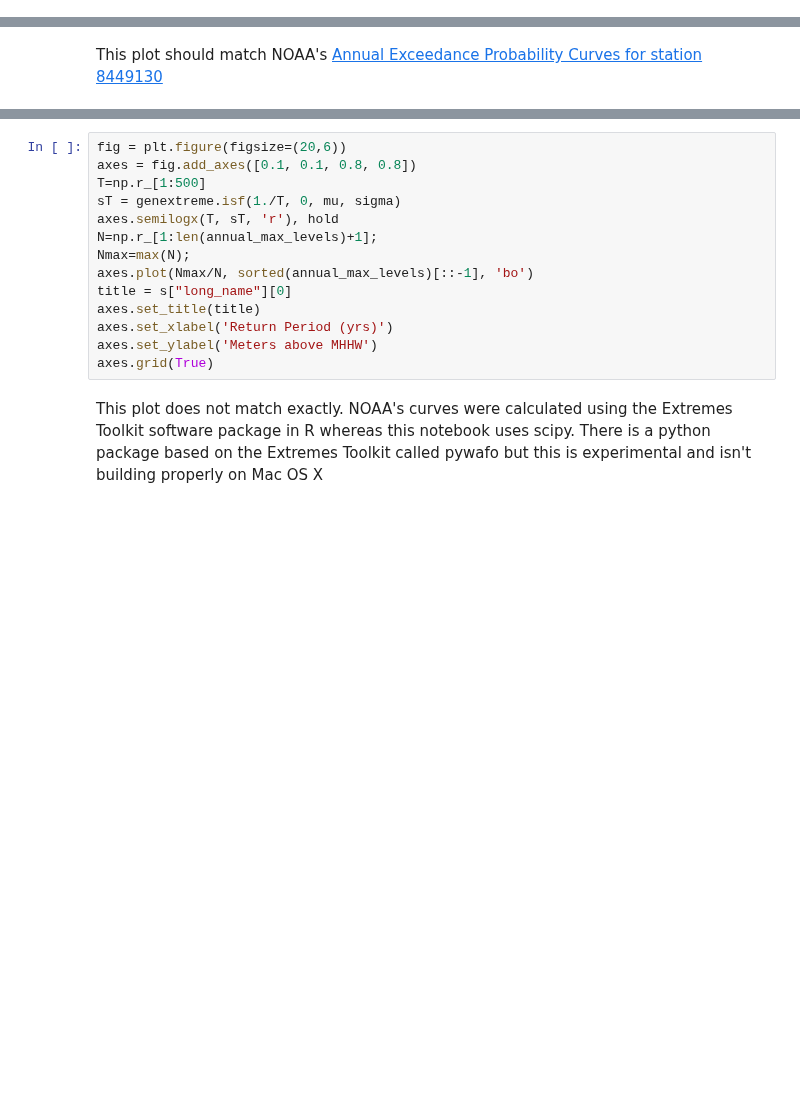
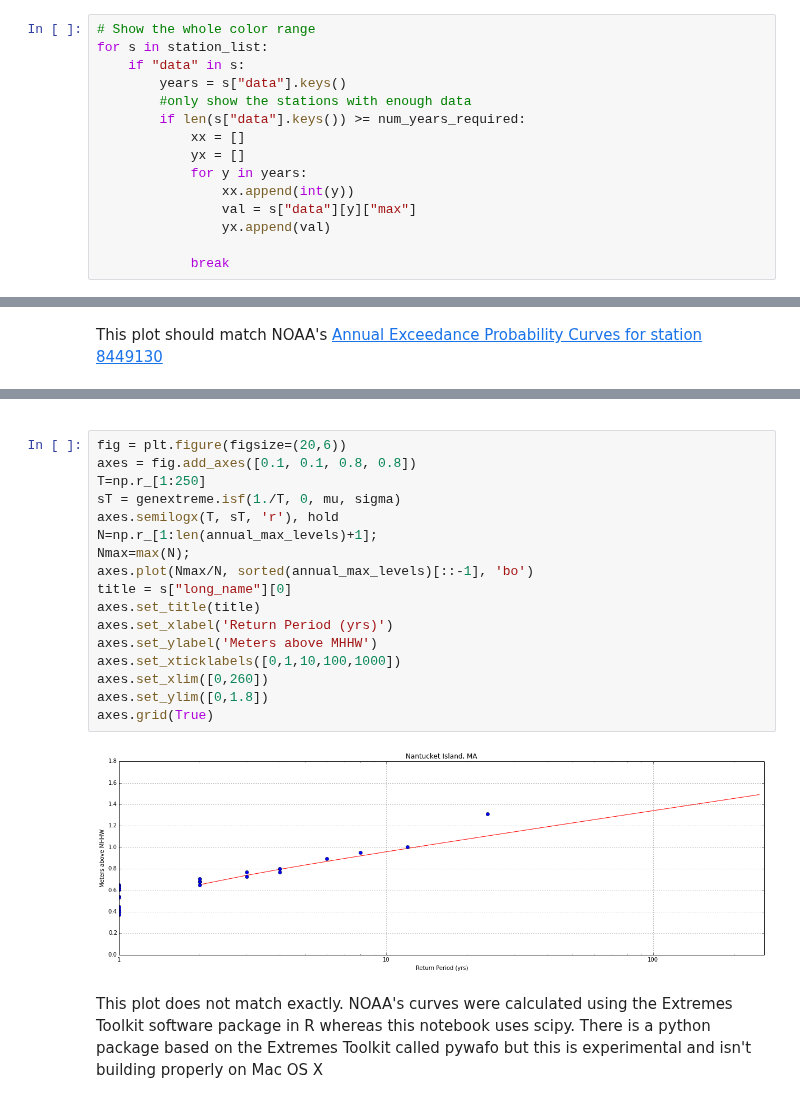
Before and after one commit to ioos/system-test, a Jupyter notebook: Theme_2_Extreme_Events/Scenario_2A_Coastal_Inundation/Scenario_2A_Water_Level_Bird_Redux.ipynb, the cells around one changed output, grey strips where cells are left out. Saved outputs shown, nothing was run; the diff lists cells and outputs as text; blank space fills up the shorter version.

```diff
--- a/Theme_2_Extreme_Events/Scenario_2A_Coastal_Inundation/Scenario_2A_Water_Level_Bird_Redux.ipynb
+++ b/Theme_2_Extreme_Events/Scenario_2A_Coastal_Inundation/Scenario_2A_Water_Level_Bird_Redux.ipynb
@@ -330,5 +713,20 @@ fig.set_size_inches(14,8)
 # %% [markdown]
 ### Extreme Value Analysis:
+# %%
+# Show the whole color range
+for s in station_list:
+    if "data" in s:
+        years = s["data"].keys()
+        #only show the stations with enough data
+        if len(s["data"].keys()) >= num_years_required:
+            xx = []
+            yx = []
+            for y in years:
+                xx.append(int(y))
+                val = s["data"][y]["max"]
+                yx.append(val)
+
+            break
 # %%
 annual_max_levels = yx
 # %% [markdown]
@@ -372,16 +780,25 @@ This plot should match NOAA's [Annual Exceedance Probability Curves for station
+# %% [markdown]
+<script type="text/javascript">
+    $('div.input').show();
+</script>
 # %%
 fig = plt.figure(figsize=(20,6))
 axes = fig.add_axes([0.1, 0.1, 0.8, 0.8])
-T=np.r_[1:500]
+T=np.r_[1:250]
 sT = genextreme.isf(1./T, 0, mu, sigma)
 axes.semilogx(T, sT, 'r'), hold
 N=np.r_[1:len(annual_max_levels)+1];
 Nmax=max(N);
 axes.plot(Nmax/N, sorted(annual_max_levels)[::-1], 'bo')
 title = s["long_name"][0]
 axes.set_title(title)
 axes.set_xlabel('Return Period (yrs)')
 axes.set_ylabel('Meters above MHHW')
+axes.set_xticklabels([0,1,10,100,1000])
+axes.set_xlim([0,260])
+axes.set_ylim([0,1.8])
 axes.grid(True)
+# %% [output]
+[figure, added]
 # %% [markdown]
 This plot does not match exactly. NOAA's curves were calculated using the Extremes Toolkit software package in R whereas this notebook uses scipy. There is a python package based on the Extremes Toolkit called pywafo but this is experimental and isn't building properly on Mac OS X
```
Also changed, not shown: parts of 23 cells of this notebook.
